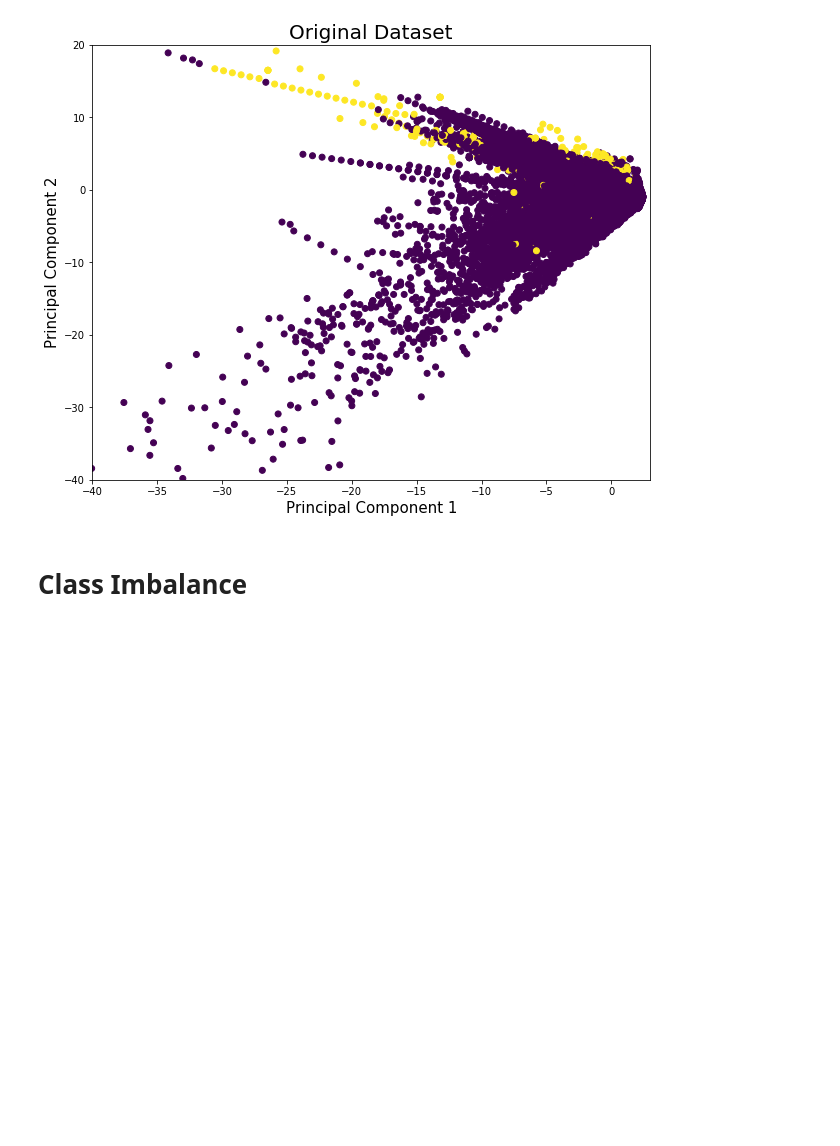
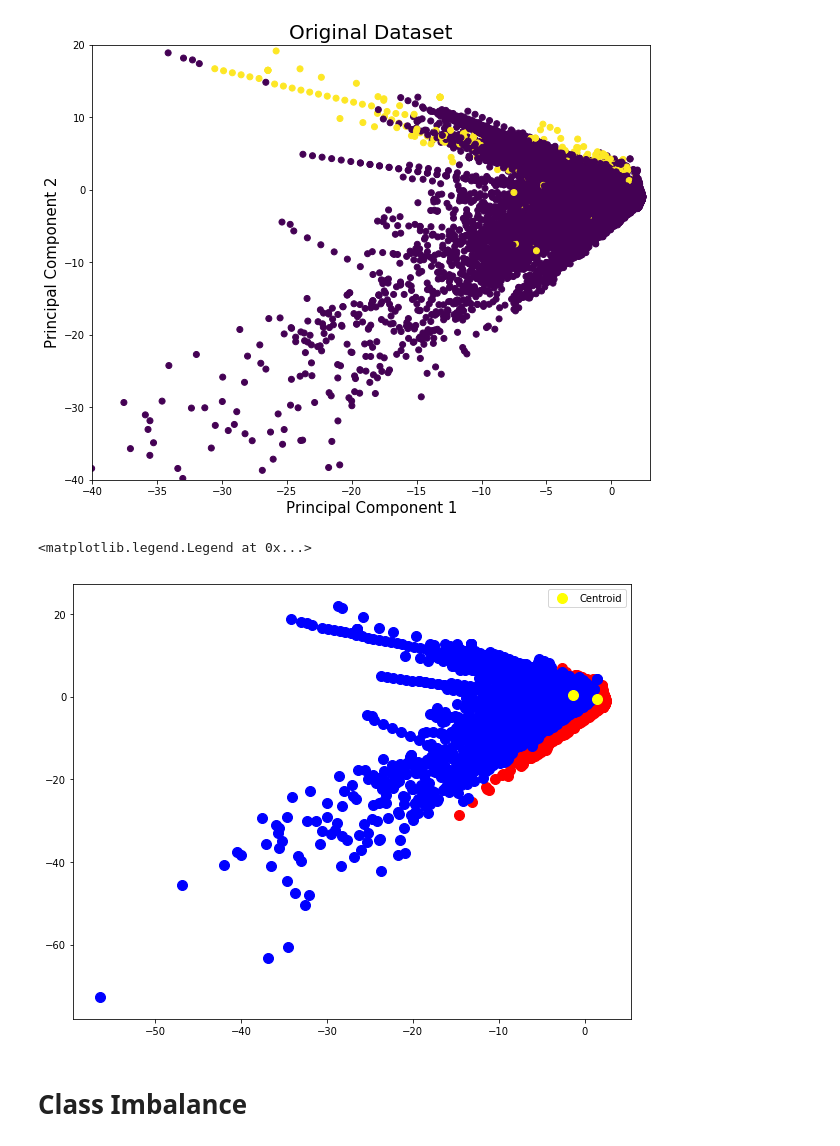
Before and after one commit to dhananjayAM/Imbalanced_Classification, a Jupyter notebook: Imbalanced_Classfication.ipynb, the cells around one changed output. Saved outputs shown, nothing was run; the diff lists cells and outputs as text; code cells hidden in the pictures; blank space fills up the shorter version.

```diff
--- a/Imbalanced_Classfication.ipynb
+++ b/Imbalanced_Classfication.ipynb
@@ -176,6 +177,25 @@ plt.ylim(-40,20)
 plt.xlim(-40, 3);
 # %% [output]
 [figure]
+# %%
+X = df.drop('Class',1).values
+# %%
+kmeans = KMeans(n_clusters = 2, init = 'k-means++', max_iter = 300, n_init = 10, random_state = 0)
+y_kmeans = kmeans.fit_predict(X)
+# %%
+fig = plt.figure(figsize = (10,8))
+#Visualising the clusters
+plt.scatter(X[y_kmeans == 0, 0], X[y_kmeans == 0, 1], s = 100, c = 'red')
+plt.scatter(X[y_kmeans == 1, 0], X[y_kmeans == 1, 1], s = 100, c = 'blue')
+
+
+#Plotting the centroids of the clusters
+plt.scatter(kmeans.cluster_centers_[:, 0], kmeans.cluster_centers_[:,1], s = 100, c = 'yellow', label = 'Centroid')
+
+plt.legend()
+# %% [output]
+<matplotlib.legend.Legend at 0x...>
+[figure, added]
 # %% [markdown]
 # Class Imbalance
 # %%
```
Also changed, not shown: parts of 1 cell of this notebook.
